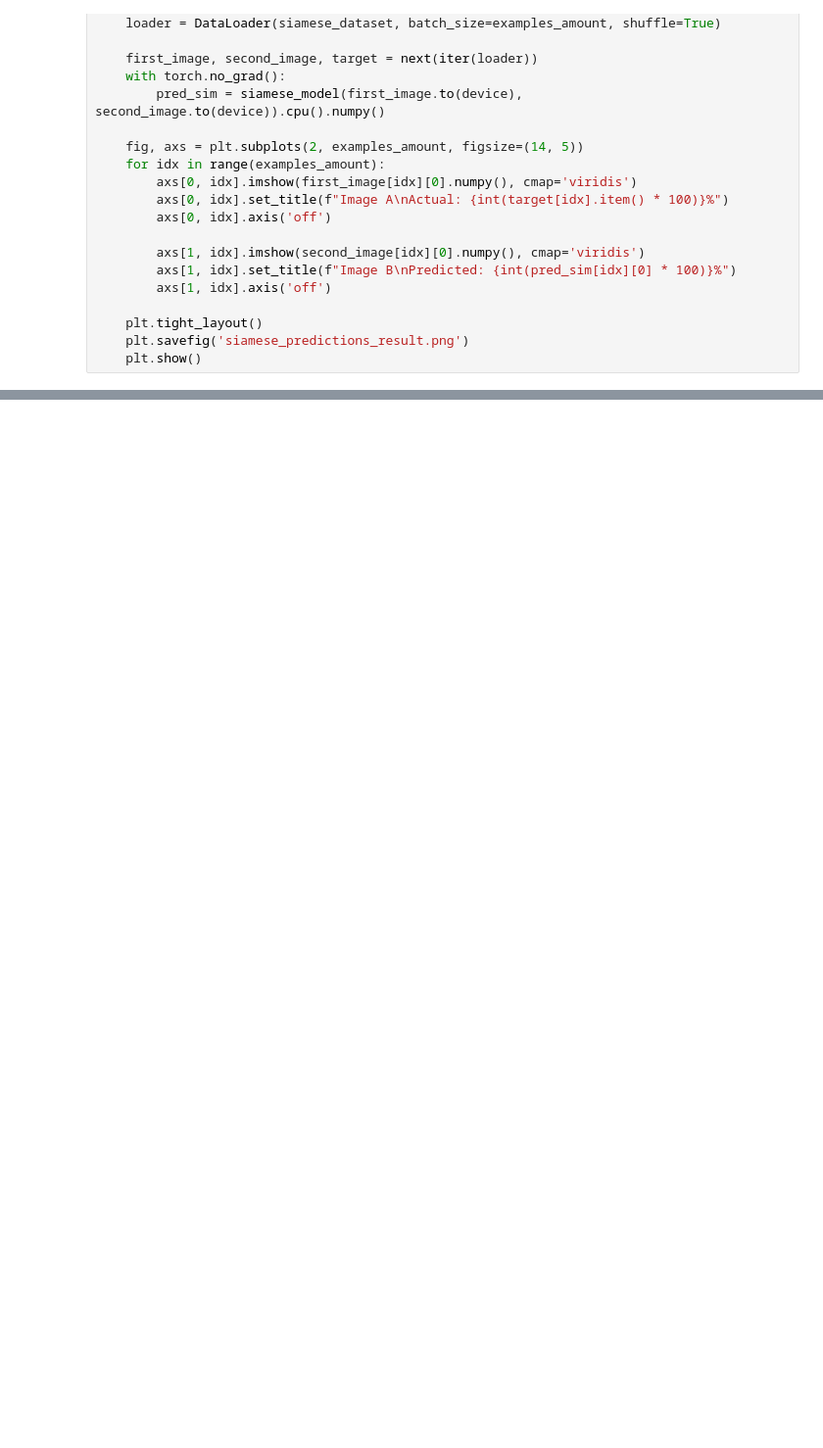
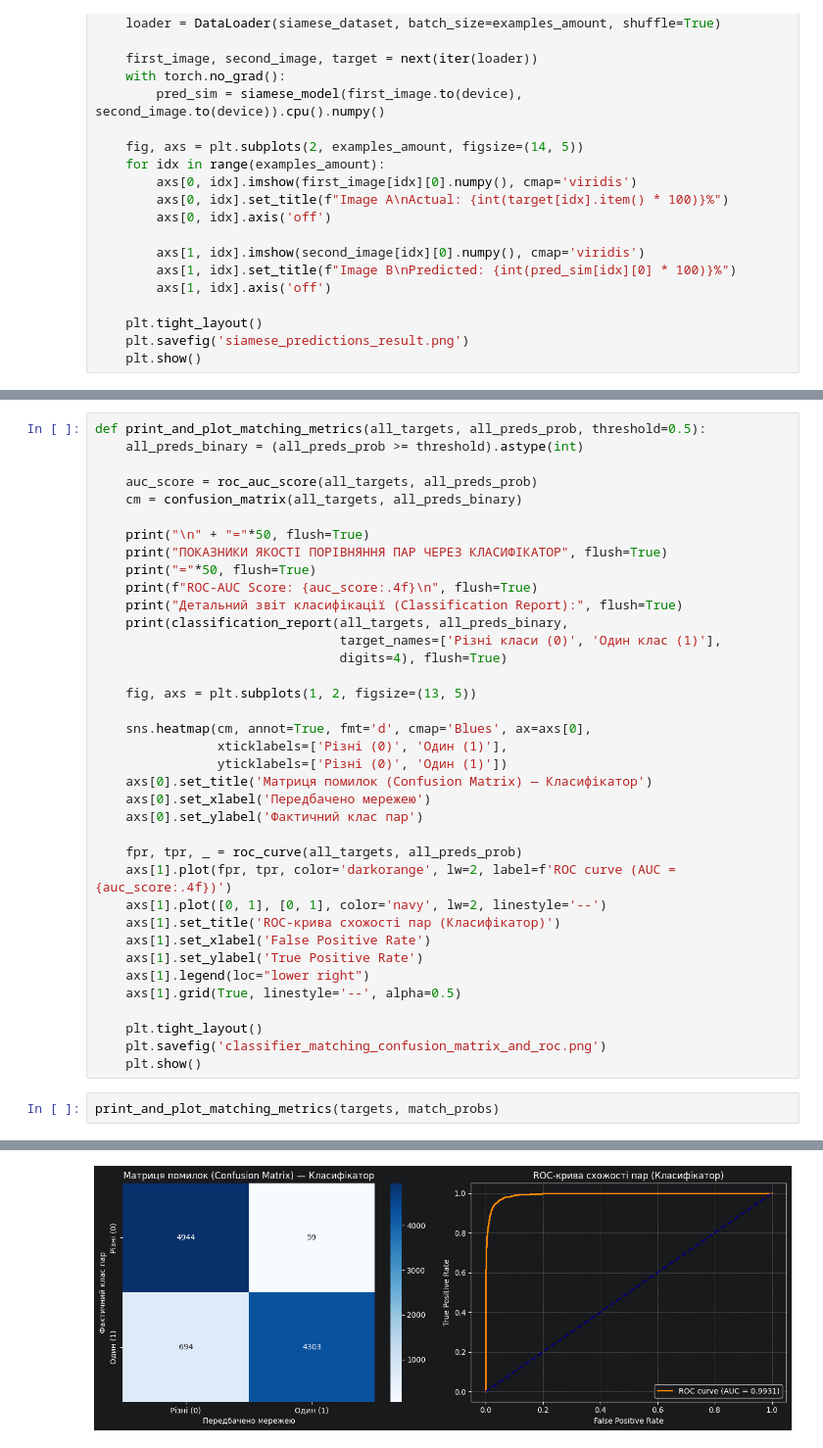
Before and after one commit to daniilshevch/Computer-Vision-Labs, a Jupyter notebook: Lab3/CV_Lab3.ipynb, the cells around one changed output, grey strips where cells are left out. Shown at 98% size. Saved outputs shown, nothing was run; the diff lists cells and outputs as text; blank space fills up the shorter version.

```diff
--- a/Lab3/CV_Lab3.ipynb
+++ b/Lab3/CV_Lab3.ipynb
@@ -637,0 +745,40 @@ ROC-AUC Score: 0.9866
+# %%
+def print_and_plot_matching_metrics(all_targets, all_preds_prob, threshold=0.5):
+    all_preds_binary = (all_preds_prob >= threshold).astype(int)
+
+    auc_score = roc_auc_score(all_targets, all_preds_prob)
+    cm = confusion_matrix(all_targets, all_preds_binary)
+
+    print("\n" + "="*50, flush=True)
+    print("ПОКАЗНИКИ ЯКОСТІ ПОРІВНЯННЯ ПАР ЧЕРЕЗ КЛАСИФІКАТОР", flush=True)
+    print("="*50, flush=True)
+    print(f"ROC-AUC Score: {auc_score:.4f}\n", flush=True)
+    print("Детальний звіт класифікації (Classification Report):", flush=True)
+    print(classification_report(all_targets, all_preds_binary,
+                                target_names=['Різні класи (0)', 'Один клас (1)'],
+                                digits=4), flush=True)
+
+    fig, axs = plt.subplots(1, 2, figsize=(13, 5))
+
+    sns.heatmap(cm, annot=True, fmt='d', cmap='Blues', ax=axs[0],
+                xticklabels=['Різні (0)', 'Один (1)'],
+                yticklabels=['Різні (0)', 'Один (1)'])
+    axs[0].set_title('Матриця помилок (Confusion Matrix) — Класифікатор')
+    axs[0].set_xlabel('Передбачено мережею')
+    axs[0].set_ylabel('Фактичний клас пар')
+
+    fpr, tpr, _ = roc_curve(all_targets, all_preds_prob)
+    axs[1].plot(fpr, tpr, color='darkorange', lw=2, label=f'ROC curve (AUC = {auc_score:.4f})')
+    axs[1].plot([0, 1], [0, 1], color='navy', lw=2, linestyle='--')
+    axs[1].set_title('ROC-крива схожості пар (Класифікатор)')
+    axs[1].set_xlabel('False Positive Rate')
+    axs[1].set_ylabel('True Positive Rate')
+    axs[1].legend(loc="lower right")
+    axs[1].grid(True, linestyle='--', alpha=0.5)
+
+    plt.tight_layout()
+    plt.savefig('classifier_matching_confusion_matrix_and_roc.png')
+    plt.show()
+# %%
+print_and_plot_matching_metrics(targets, match_probs)
+# %% [output]
@@ -637,0 +799 @@ ROC-AUC Score: 0.9866
+[figure, added]
```
Also changed, not shown: parts of 20 cells of this notebook.
